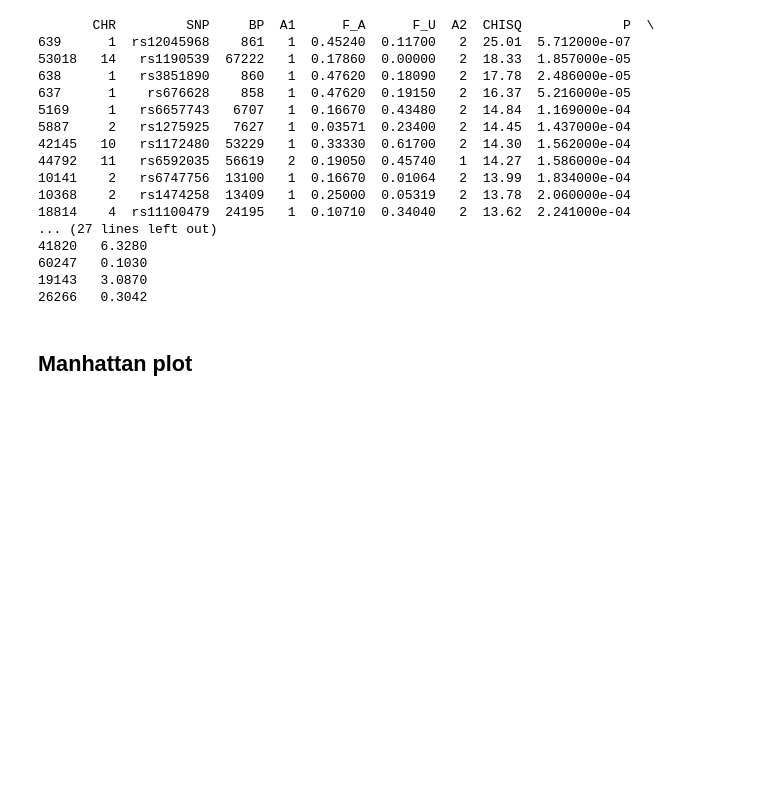
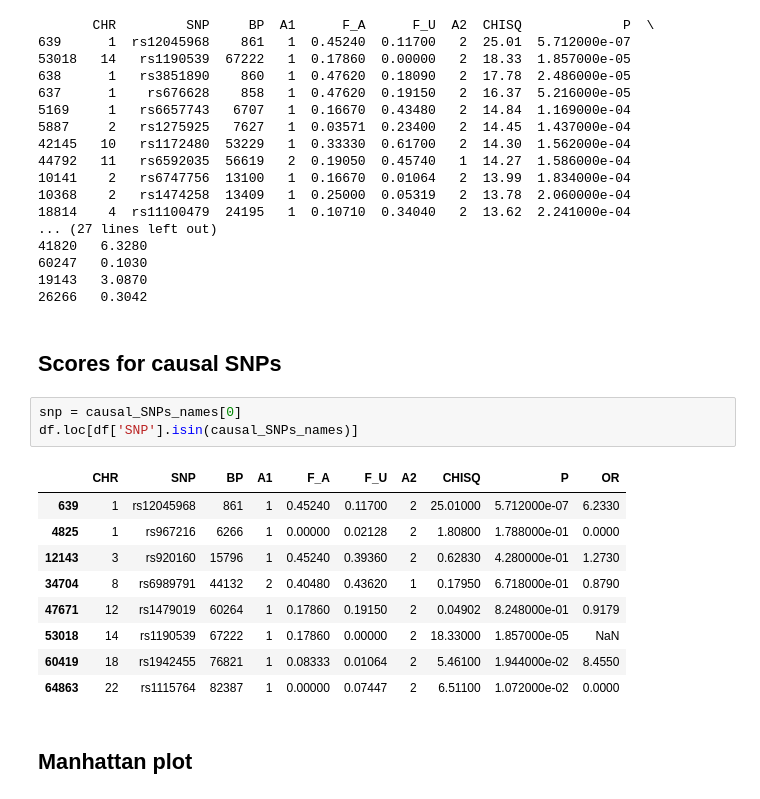
Before and after one commit to chagaz/practical-microbiomess-2017, a Jupyter notebook: Microbiome practical.ipynb, the cells around one changed output. Drawn from its saved outputs; the diff is of its cells as text; blank space fills up the shorter version.

```diff
--- a/Microbiome practical.ipynb
+++ b/Microbiome practical.ipynb
@@ -125,6 +157,21 @@ print df_sorted[:20]
 60247   0.1030
 19143   3.0870
 26266   0.3042
+# %% [markdown]
+## Scores for causal SNPs
+# %%
+snp = causal_SNPs_names[0]
+df.loc[df['SNP'].isin(causal_SNPs_names)]
+# %% [output]
+|  | CHR | SNP | BP | A1 | F_A | F_U | A2 | CHISQ | P | OR |
+| 639 | 1 | rs12045968 | 861 | 1 | 0.45240 | 0.11700 | 2 | 25.01000 | 5.712000e-07 | 6.2330 |
+| 4825 | 1 | rs967216 | 6266 | 1 | 0.00000 | 0.02128 | 2 | 1.80800 | 1.788000e-01 | 0.0000 |
+| 12143 | 3 | rs920160 | 15796 | 1 | 0.45240 | 0.39360 | 2 | 0.62830 | 4.280000e-01 | 1.2730 |
+| 34704 | 8 | rs6989791 | 44132 | 2 | 0.40480 | 0.43620 | 1 | 0.17950 | 6.718000e-01 | 0.8790 |
+| 47671 | 12 | rs1479019 | 60264 | 1 | 0.17860 | 0.19150 | 2 | 0.04902 | 8.248000e-01 | 0.9179 |
+| 53018 | 14 | rs1190539 | 67222 | 1 | 0.17860 | 0.00000 | 2 | 18.33000 | 1.857000e-05 | NaN |
+| 60419 | 18 | rs1942455 | 76821 | 1 | 0.08333 | 0.01064 | 2 | 5.46100 | 1.944000e-02 | 8.4550 |
+| 64863 | 22 | rs1115764 | 82387 | 1 | 0.00000 | 0.07447 | 2 | 6.51100 | 1.072000e-02 | 0.0000 |
 # %% [markdown]
 ## Manhattan plot
 # %%
```
Also changed, not shown: parts of 25 cells of this notebook, 1 other file.
